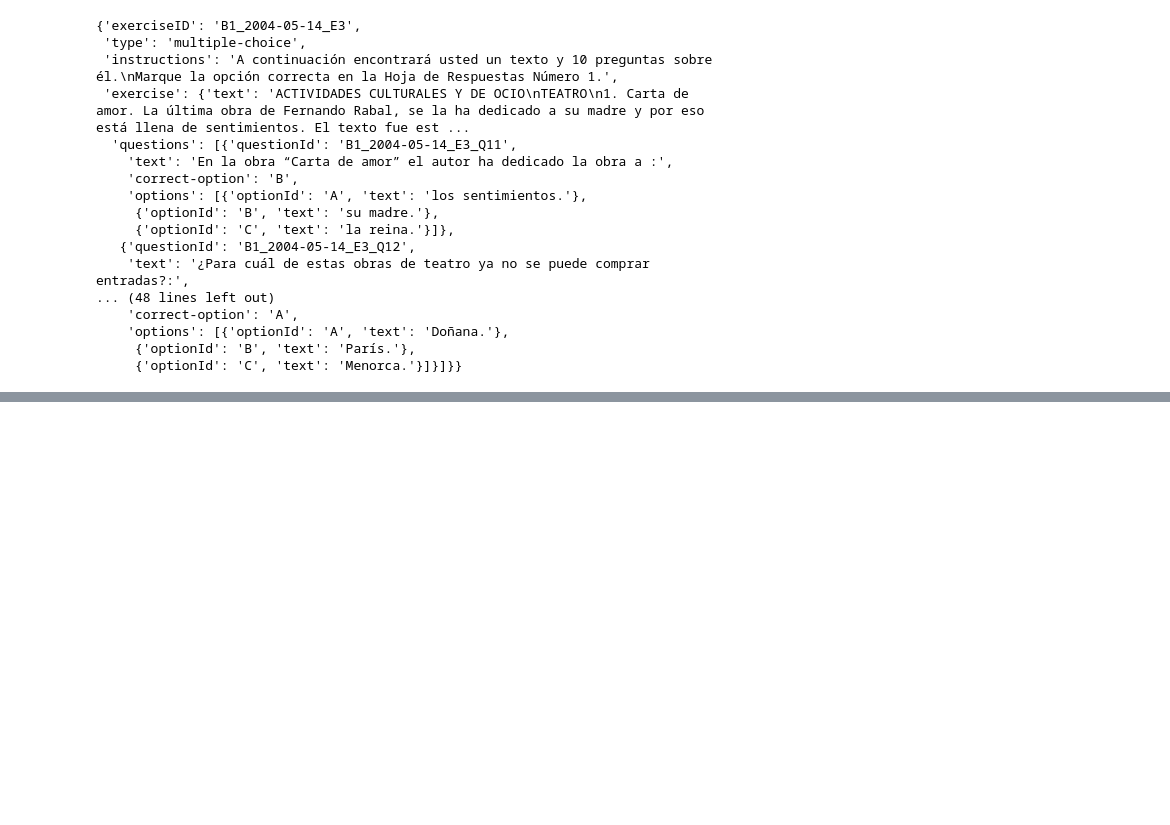
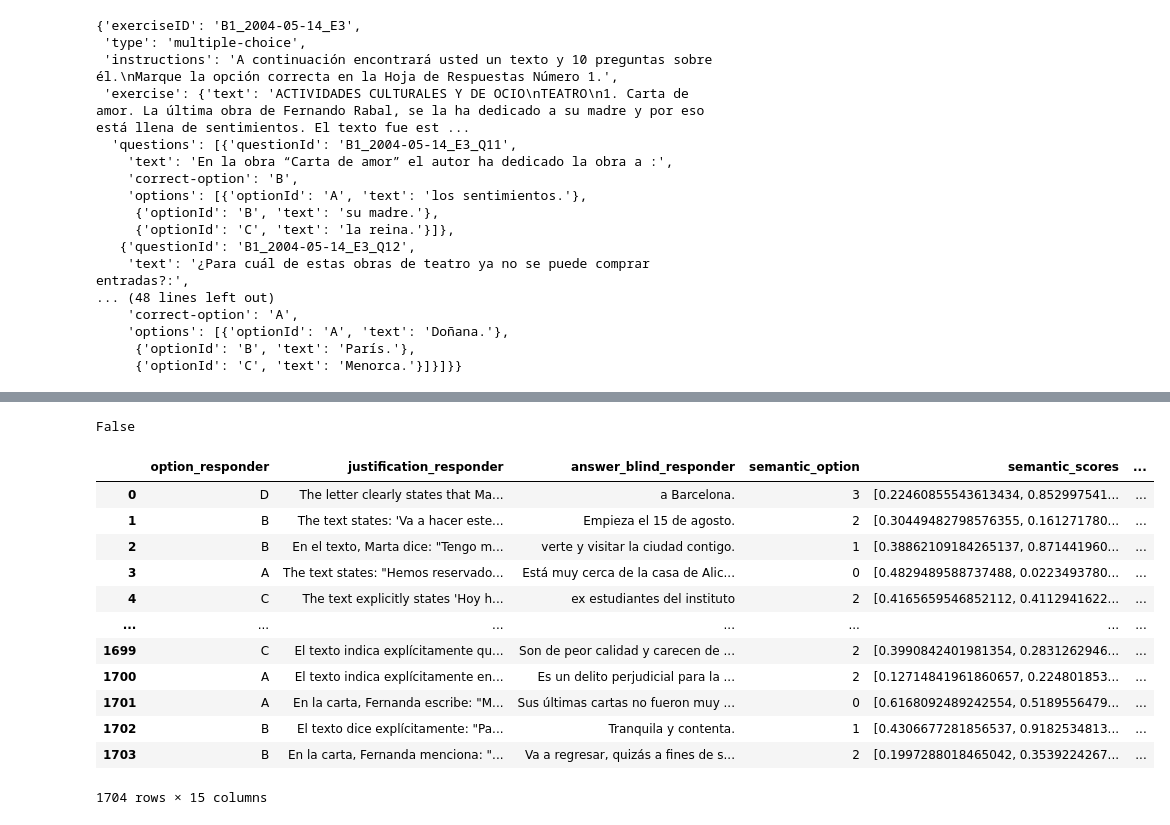
Before and after one commit to JesusFraile/Profe2025-JFraTeam, a Jupyter notebook: token.ipynb, the cells around one changed output, grey strips where cells are left out. Saved outputs shown, nothing was run; the diff lists cells and outputs as text; code cells hidden in the pictures; blank space fills up the shorter version.

```diff
--- a/token.ipynb
+++ b/token.ipynb
@@ -95,0 +258,4 @@ df
+# %%
+check_nan(df['final_answer'].iloc[0])
+# %% [output]
+False
@@ -95,0 +264,18 @@ df
+# %%
+df=pd.read_pickle('./datasets/test_answer.pkl')
+# %%
+df
+# %% [output]
+|  | option_responder | justification_responder | answer_blind_responder | semantic_option | semantic_scores | ... |
+| 0 | D | The letter clearly states that Ma... | a Barcelona. | 3 | [0.22460855543613434, 0.852997541... | ... |
+| 1 | B | The text states: 'Va a hacer este... | Empieza el 15 de agosto. | 2 | [0.30449482798576355, 0.161271780... | ... |
+| 2 | B | En el texto, Marta dice: "Tengo m... | verte y visitar la ciudad contigo. | 1 | [0.38862109184265137, 0.871441960... | ... |
+| 3 | A | The text states: "Hemos reservado... | Está muy cerca de la casa de Alic... | 0 | [0.4829489588737488, 0.0223493780... | ... |
+| 4 | C | The text explicitly states 'Hoy h... | ex estudiantes del instituto | 2 | [0.4165659546852112, 0.4112941622... | ... |
+| ... | ... | ... | ... | ... | ... | ... |
+| 1699 | C | El texto indica explícitamente qu... | Son de peor calidad y carecen de ... | 2 | [0.3990842401981354, 0.2831262946... | ... |
+| 1700 | A | El texto indica explícitamente en... | Es un delito perjudicial para la ... | 2 | [0.12714841961860657, 0.224801853... | ... |
+| 1701 | A | En la carta, Fernanda escribe: "M... | Sus últimas cartas no fueron muy ... | 0 | [0.6168092489242554, 0.5189556479... | ... |
+| 1702 | B | El texto dice explícitamente: "Pa... | Tranquila y contenta. | 1 | [0.4306677281856537, 0.9182534813... | ... |
+| 1703 | B | En la carta, Fernanda menciona: "... | Va a regresar, quizás a ﬁnes de s... | 2 | [0.1997288018465042, 0.3539224267... | ... |
+1704 rows × 15 columns
```
Also changed, not shown: parts of 20 cells of this notebook, 27 other files.
